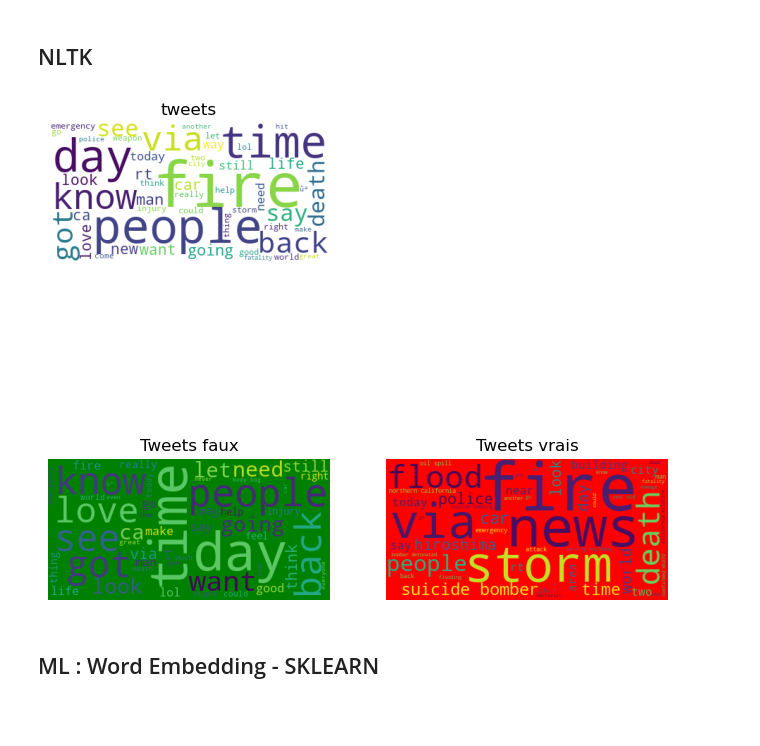
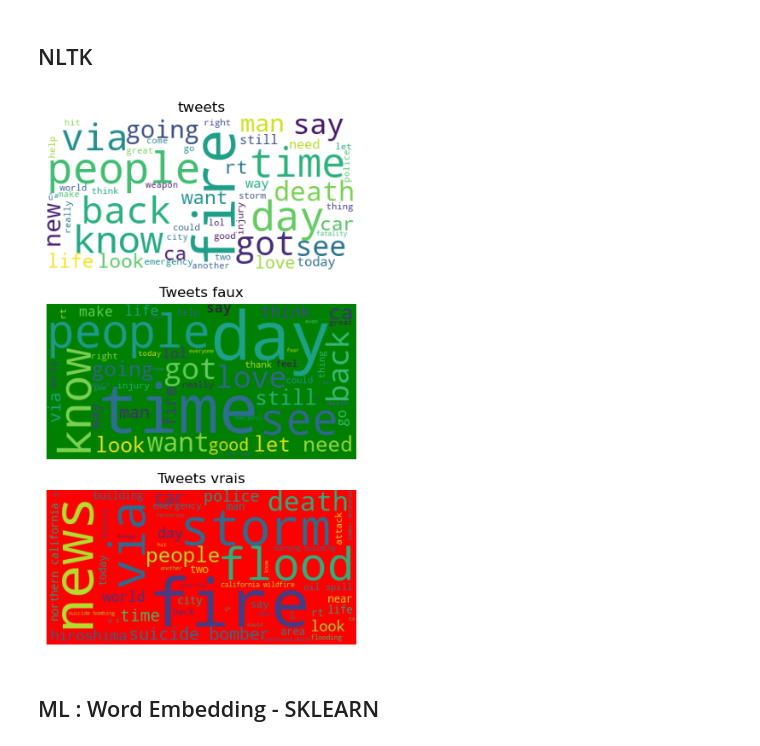
Before and after one commit to brusadelli-luca/disaster_tweets, a Jupyter notebook: disaster_tweets_ML.ipynb, the cells around one changed output. Drawn from its saved outputs; the diff is of its cells as text; code cells hidden in the pictures; blank space fills up the shorter version.

```diff
--- a/disaster_tweets_ML.ipynb
+++ b/disaster_tweets_ML.ipynb
@@ -219,34 +219,34 @@ my_lst_str_1 = ' '.join(map(str, text_process_1))
 # %%
 plt.figure(figsize=(8, 8))
 
-plt.subplot(2, 2, 1)
+plt.subplot(3, 1, 1)
 
 wordcloud = WordCloud(background_color = 'white', stopwords = ["Û_"], max_words = 50).generate(my_lst_str)
 plt.imshow(wordcloud)
 
 plt.title('tweets')
 plt.axis("off")
 
-plt.subplot(2, 2, 3)
+plt.subplot(3, 1, 2)
 
 wordcloud_0 = WordCloud(background_color = 'green', stopwords = ["Û_"], max_words = 50).generate(my_lst_str_0)
 plt.imshow(wordcloud_0)
 
 plt.title('Tweets faux')
 plt.axis("off")
 
 
-plt.subplot(2, 2, 4)
+plt.subplot(3, 1, 3)
 
 wordcloud_1 = WordCloud(background_color = 'red', stopwords = ["Û_"], max_words = 50).generate(my_lst_str_1)
 plt.imshow(wordcloud_1)
 
 plt.title('Tweets vrais')
 plt.axis("off")
 
 plt.show()
 # %% [output]
-[figure, old version]
+[figure, new version]
 # %% [markdown]
 ## ML : Word Embedding - SKLEARN
 # %%
```
Also changed, not shown: parts of 5 cells of this notebook, 2 other files.
